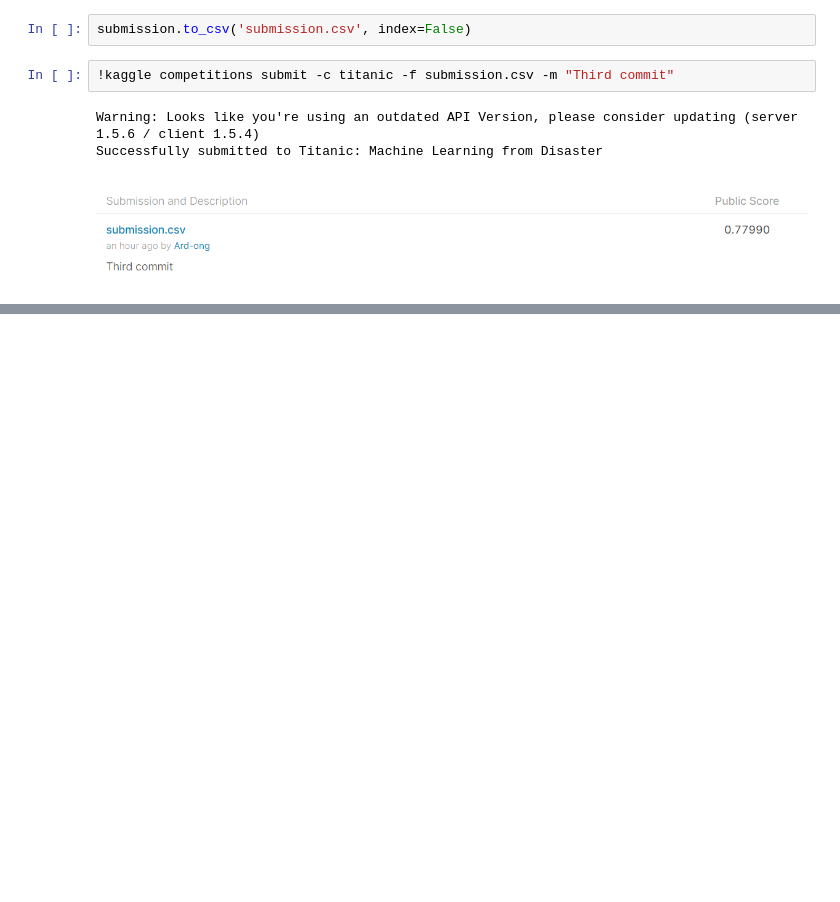
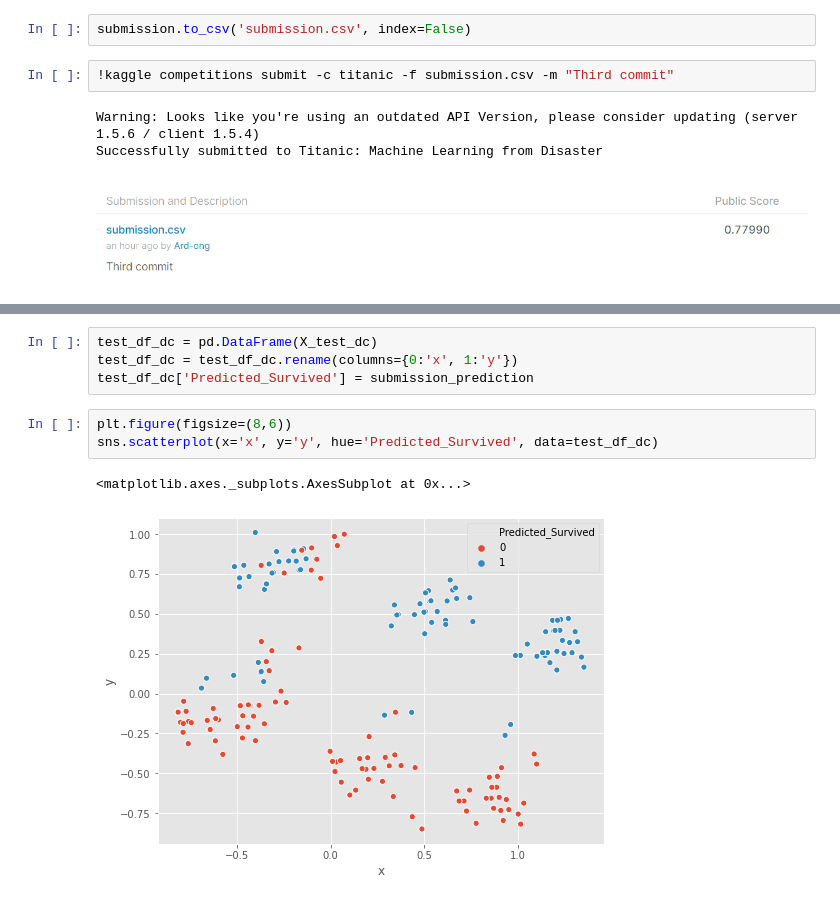
Before and after one commit to indy041039/Kaggle-Titanic, a Jupyter notebook: DSE_Machine_Learning_Pipeline_Example_Week3_Tuesday.ipynb, the cells around one changed output, grey strips where cells are left out. Cells and saved outputs as stored; diff of their text form; blank space fills up the shorter version.

```diff
--- a/DSE_Machine_Learning_Pipeline_Example_Week3_Tuesday.ipynb
+++ b/DSE_Machine_Learning_Pipeline_Example_Week3_Tuesday.ipynb
@@ -847,0 +907,10 @@ Successfully submitted to Titanic: Machine Learning from Disaster
+# %%
+test_df_dc = pd.DataFrame(X_test_dc)
+test_df_dc = test_df_dc.rename(columns={0:'x', 1:'y'})
+test_df_dc['Predicted_Survived'] = submission_prediction
+# %%
+plt.figure(figsize=(8,6))
+sns.scatterplot(x='x', y='y', hue='Predicted_Survived', data=test_df_dc)
+# %% [output]
+<matplotlib.axes._subplots.AxesSubplot at 0x...>
+[figure, added]
```
Also changed, not shown: parts of 23 cells of this notebook.
